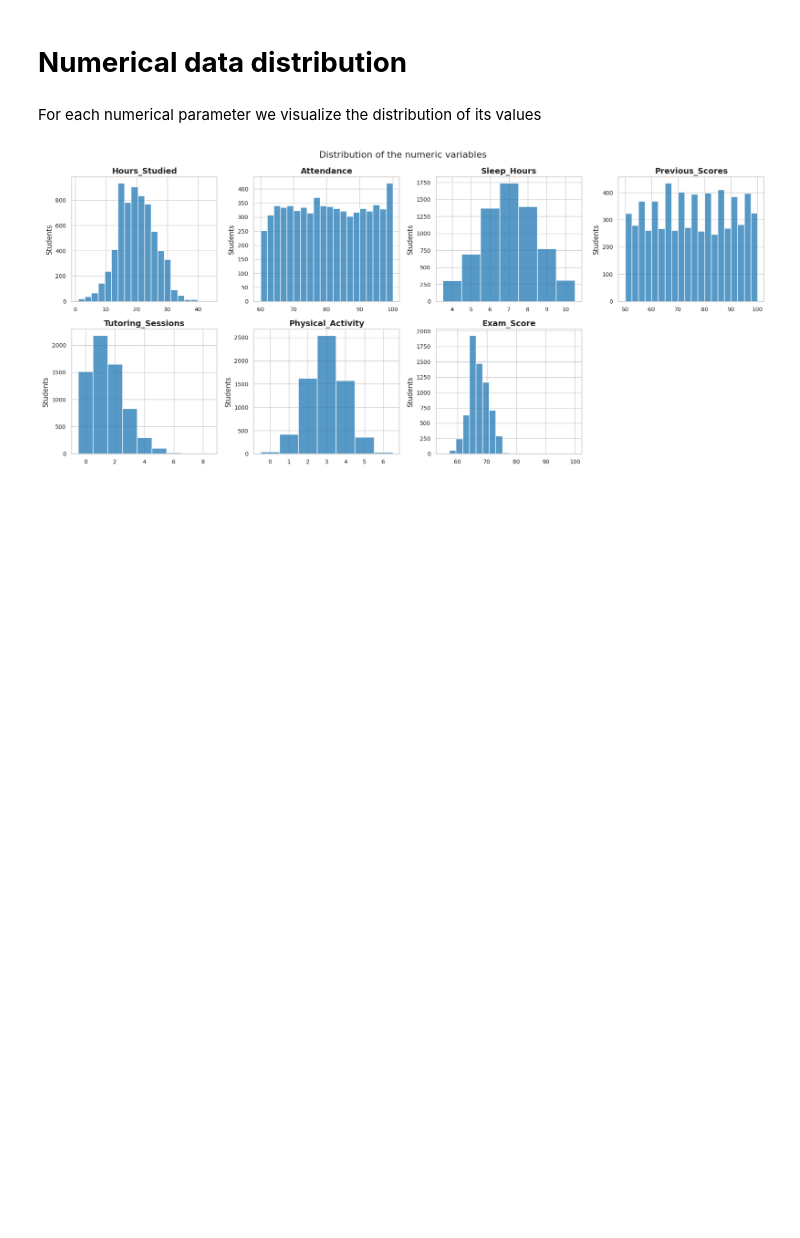
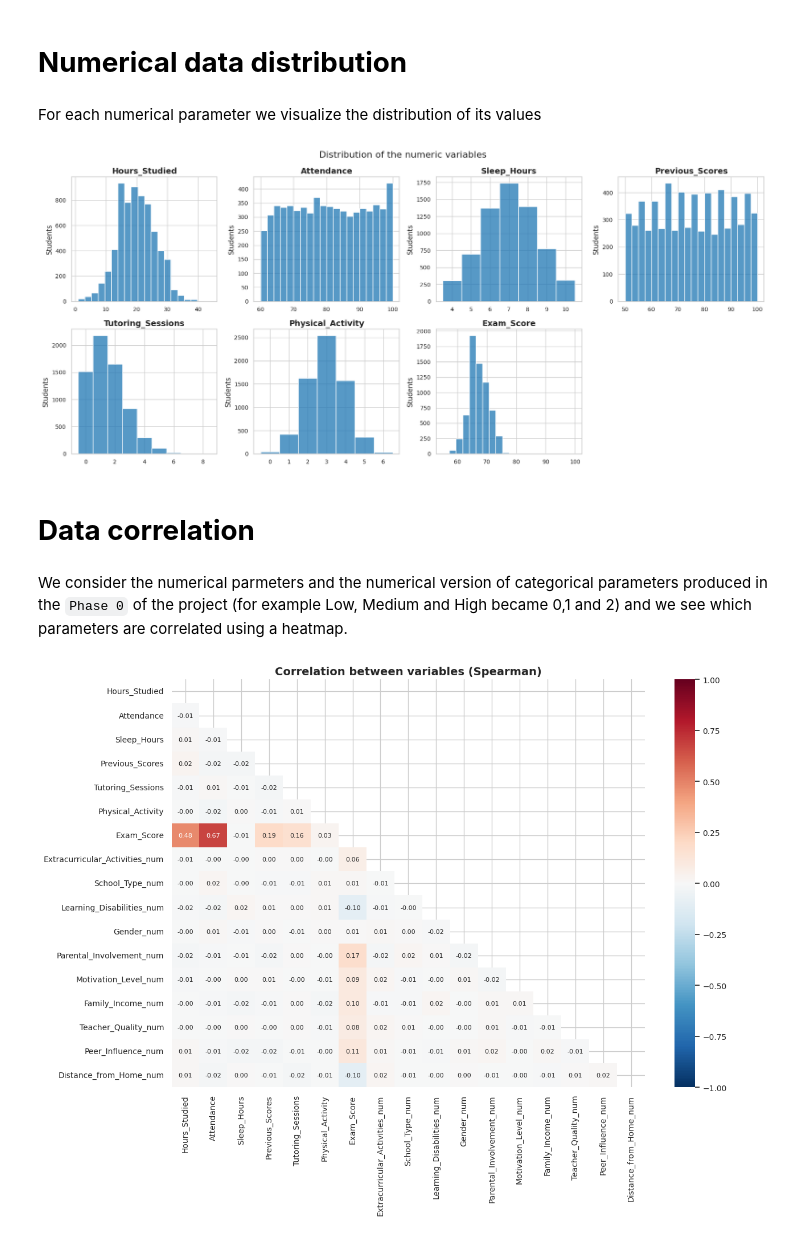
Before and after one commit to Martazzz/dropout_rate_academic_success, a Jupyter notebook: notebooks/01_cleaning_eda.ipynb, the cells around one changed output. Saved outputs shown, nothing was run; the diff lists cells and outputs as text; code cells hidden in the pictures; blank space fills up the shorter version.

```diff
--- a/notebooks/01_cleaning_eda.ipynb
+++ b/notebooks/01_cleaning_eda.ipynb
@@ -283,3 +283,23 @@ plt.savefig("figures/eda_numeric.png", dpi=200, bbox_inches="tight")
 plt.show()
 # %% [output]
 [figure]
+# %% [markdown]
+# **Data correlation**
+# %% [markdown]
+We consider the numerical parmeters and the numerical version of categorical parameters produced in the `Phase 0` of the project (for example Low, Medium and High became 0,1 and 2) and we see which parameters are correlated using a heatmap.
+# %%
+num_codes = [c for c in data.columns if c.endswith("_num")]
+corr_cols = num_cols + num_codes
+corr = data[corr_cols].corr(method="spearman")
+
+mask = np.triu(np.ones_like(corr, dtype=bool))
+
+plt.figure(figsize=(13, 10))
+sns.heatmap(corr, mask=mask, annot=True, fmt=".2f", cmap="RdBu_r",
+            vmin=-1, vmax=1, center=0, annot_kws={"size": 8})
+plt.title("Correlation between variables (Spearman)")
+plt.tight_layout()
+plt.savefig("figures/eda_heatmap.png", dpi=200, bbox_inches="tight")
+plt.show()
+# %% [output]
+[figure, added]
```
